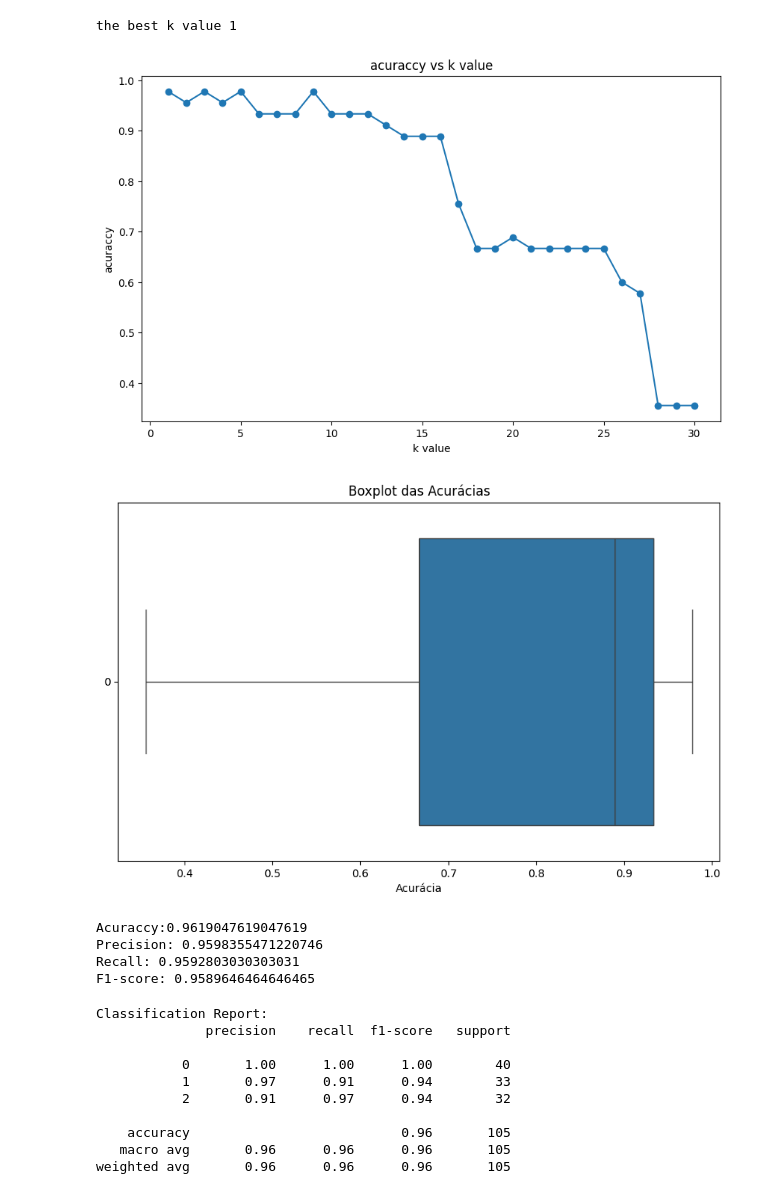
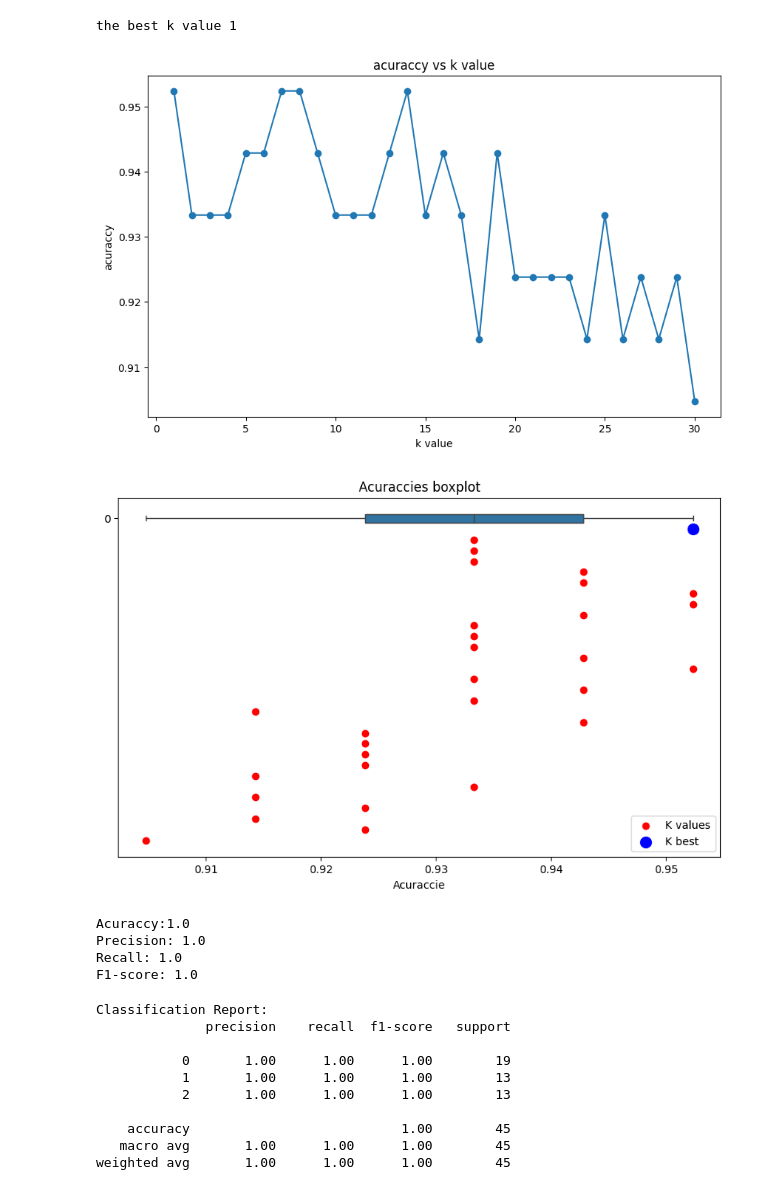
Before and after one commit to andryelarossignol/KNN, a Jupyter notebook: KNN.ipynb, the cells around one changed output. Drawn from its saved outputs; the diff is of its cells as text; code cells hidden in the pictures.

Commit message:
feat: adding box-plot with the 30 realizations and signaling the best value of k

```diff
--- a/KNN.ipynb
+++ b/KNN.ipynb
@@ -31,7 +31,7 @@ iris = load_iris()
 X, y = iris.data, iris.target #X: Flower features (the four measurements). Y: Flower targets, i.e. the species to which each flower belongs.
 # %%
 # Split the dataset into 70% training and 30% testing
-X_train, X_test, y_train, y_test = train_test_split(X, y, test_size=0.7, random_state=42) #rando_state: ensures that the data split is the same on each code run.
+X_train, X_test, y_train, y_test = train_test_split(X, y, test_size=0.3, random_state=42) #rando_state: ensures that the data split is the same on each code run.
 # %%
 # Create the KNN classifier with k=3
 
@@ -59,16 +59,18 @@ plt.ylabel('acuraccy')
 plt.title('acuraccy vs k value')
 plt.show()
 # %% [output]
-[figure, old version]
+[figure, new version]
 # %%
-#Acuraccies box-plot
 plt.figure(figsize=(10, 6))
 sns.boxplot(data=[accuracies], orient='h')
-plt.title('Boxplot das Acurácias')
-plt.xlabel('Acurácia')
+plt.scatter(accuracies, k_values, color='red', label='K values')
+plt.scatter([accuracies[best_k-1]], [best_k], color='blue', s=100, label='K best')
+plt.title('Acuraccies boxplot')
+plt.xlabel('Acuraccie')
+plt.legend()
 plt.show()
 # %% [output]
-[figure, old version]
+[figure, new version]
 # %%
 # Make predictions in the test suite
 y_pred = clf.predict(X_test)
@@ -86,10 +88,10 @@ print(f'Precision: {precision}')
 print(f'Recall: {recall}')
 print(f'F1-score: {f1}')
 # %% [output]
-Acuraccy:0.9619047619047619
-Precision: 0.9598355471220746
-Recall: 0.9592803030303031
-F1-score: 0.9589646464646465
+Acuraccy:1.0
+Precision: 1.0
+Recall: 1.0
+F1-score: 1.0
 # %%
 #Full report
 print('Classification Report:')
@@ -98,13 +100,13 @@ print(classification_report(y_test, y_pred))
 Classification Report:
               precision    recall  f1-score   support
 
-           0       1.00      1.00      1.00        40
-           1       0.97      0.91      0.94        33
-           2       0.91      0.97      0.94        32
+           0       1.00      1.00      1.00        19
+           1       1.00      1.00      1.00        13
+           2       1.00      1.00      1.00        13
 
-    accuracy                           0.96       105
-   macro avg       0.96      0.96      0.96       105
-weighted avg       0.96      0.96      0.96       105
+    accuracy                           1.00        45
+   macro avg       1.00      1.00      1.00        45
+weighted avg       1.00      1.00      1.00        45
 # %%
 # Confusion matrix
 conf_matrix = confusion_matrix(y_test, y_pred)
```
Also changed, not shown: parts of 1 cell of this notebook.
